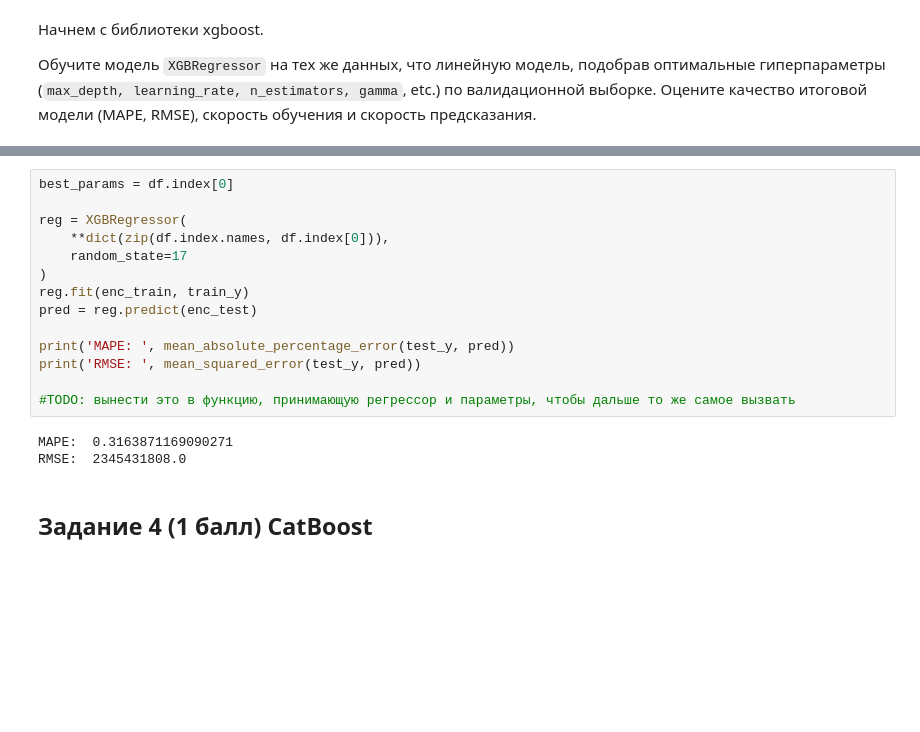
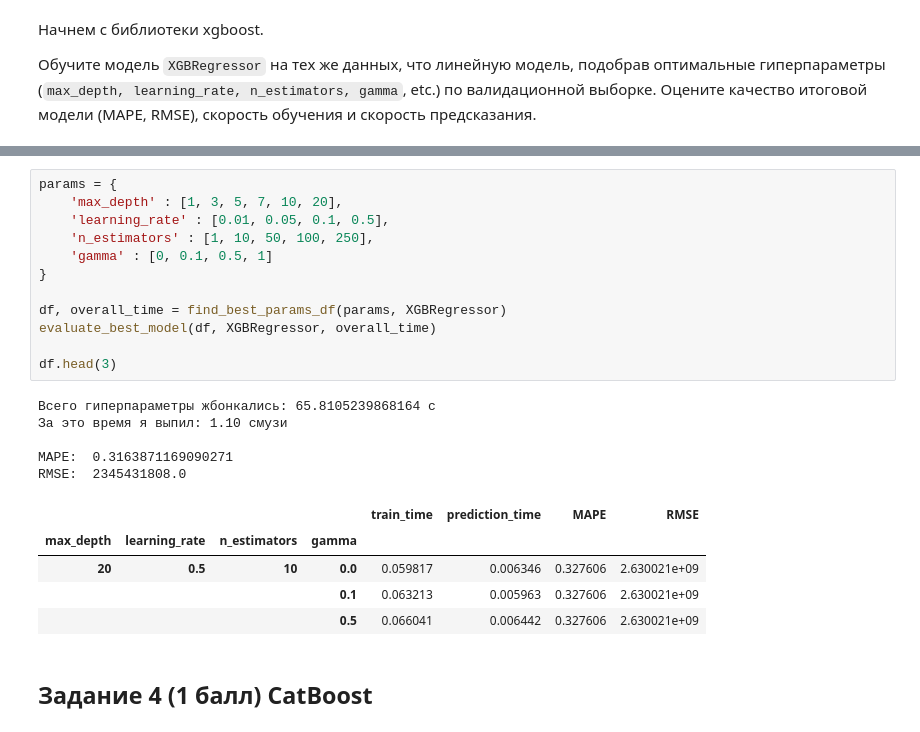
Before and after one commit to Bosbobos/IAD, a Jupyter notebook: MachineLeariningBasics/hw08_boosting_clustering/hw08_boosting_clustering.ipynb, the cells around one changed output, grey strips where cells are left out. Saved outputs shown, nothing was run; the diff lists cells and outputs as text; blank space fills up the shorter version.

```diff
--- a/MachineLeariningBasics/hw08_boosting_clustering/hw08_boosting_clustering.ipynb
+++ b/MachineLeariningBasics/hw08_boosting_clustering/hw08_boosting_clustering.ipynb
@@ -243,20 +239,26 @@ df.head(3)
 # %%
-best_params = df.index[0]
+params = {
+    'max_depth' : [1, 3, 5, 7, 10, 20],
+    'learning_rate' : [0.01, 0.05, 0.1, 0.5],
+    'n_estimators' : [1, 10, 50, 100, 250],
+    'gamma' : [0, 0.1, 0.5, 1]
+}
 
-reg = XGBRegressor(
-    **dict(zip(df.index.names, df.index[0])),
-    random_state=17
-)
-reg.fit(enc_train, train_y)
-pred = reg.predict(enc_test)
+df, overall_time = find_best_params_df(params, XGBRegressor)
+evaluate_best_model(df, XGBRegressor, overall_time)
 
-print('MAPE: ', mean_absolute_percentage_error(test_y, pred))
-print('RMSE: ', mean_squared_error(test_y, pred))
-
-#TODO: вынести это в функцию, принимающую регрессор и параметры, чтобы дальше то же самое вызвать
+df.head(3)
 # %% [output]
+Всего гиперпараметры жбонкались: 65.8105239868164 с
+За это время я выпил: 1.10 смузи
+
 MAPE:  0.3163871169090271
 RMSE:  2345431808.0
+|  |  |  |  | train_time | prediction_time | MAPE | RMSE |
+| max_depth | learning_rate | n_estimators | gamma |  |  |  |  |
+| 20 | 0.5 | 10 | 0.0 | 0.059817 | 0.006346 | 0.327606 | 2.630021e+09 |
+|  |  |  | 0.1 | 0.063213 | 0.005963 | 0.327606 | 2.630021e+09 |
+|  |  |  | 0.5 | 0.066041 | 0.006442 | 0.327606 | 2.630021e+09 |
 # %% [markdown]
 ## Задание 4 (1 балл) CatBoost
 # %% [markdown]
```
Also changed, not shown: parts of 8 cells of this notebook.
